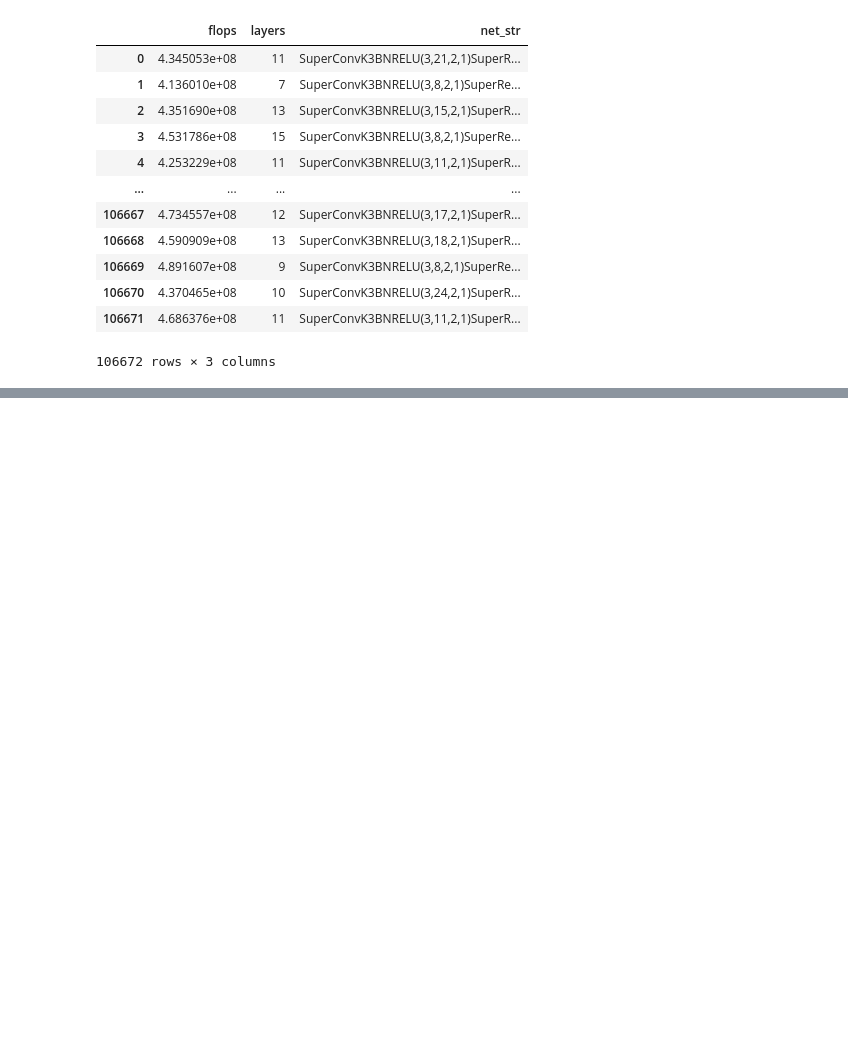
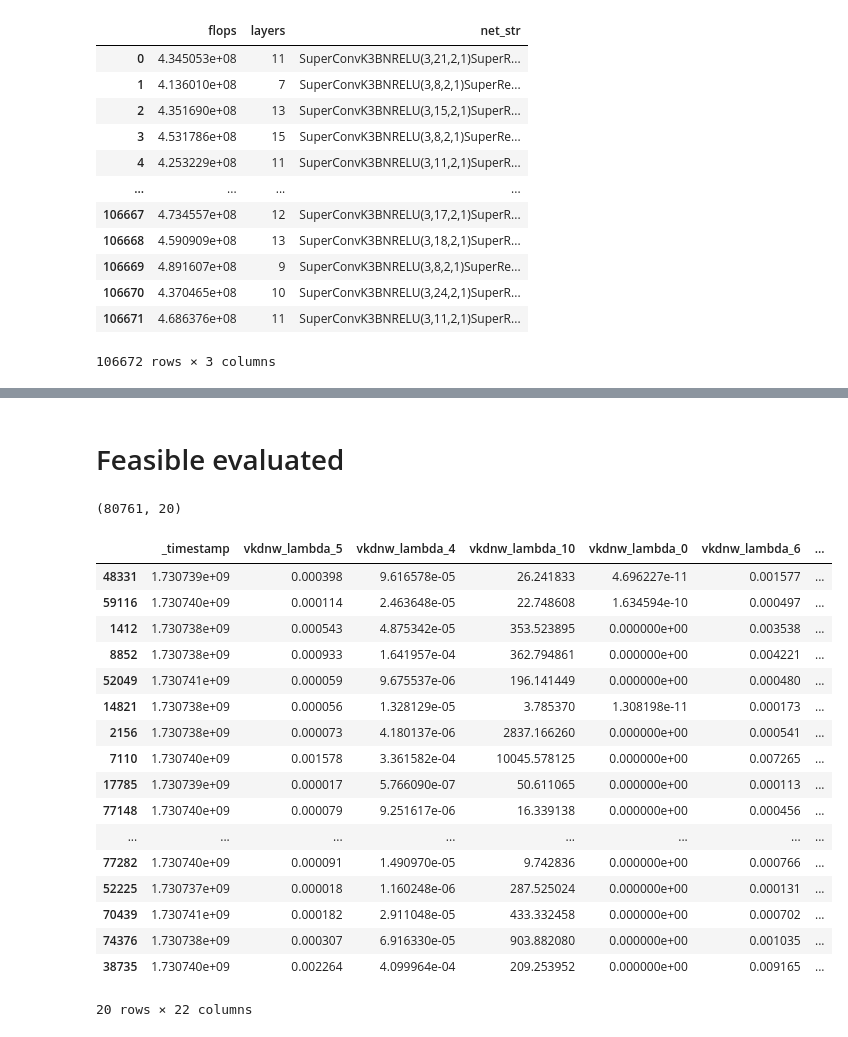
Before and after one commit to ondratybl/VKDNW, a Jupyter notebook: NB201/tss_choose_best.ipynb, the cells around one changed output, grey strips where cells are left out. Cells and saved outputs as stored; diff of their text form; code cells hidden in the pictures; blank space fills up the shorter version.

```diff
--- a/NB201/tss_choose_best.ipynb
+++ b/NB201/tss_choose_best.ipynb
@@ -513,0 +499,61 @@ Name: flops, Length: 106672, dtype: int64
+# %% [markdown]
+# Feasible evaluated
+# %%
+import wandb
+import pandas as pd
+import numpy as np
+
+api_wandb = wandb.Api()
+
+runs_feasible = None
+for run_str in [
+    'nazderaze/VKDNW/8yvlu0hz',
+    'nazderaze/VKDNW/m4pkljka',
+    'nazderaze/VKDNW/d6a4vr97',
+    'nazderaze/VKDNW/841g5w2y',
+    'nazderaze/VKDNW/nvu9m5x1',
+    'nazderaze/VKDNW/t6gk34am',
+    'nazderaze/VKDNW/2ezsk73r',
+    'nazderaze/VKDNW/sxkpoqsc',
+    'nazderaze/VKDNW/ejlihlxn',
+    'nazderaze/VKDNW/3z8jirir',
+    'nazderaze/VKDNW/x2we5ioq',
+    'nazderaze/VKDNW/twbjv2r5',
+]:
+    run = pd.DataFrame(api_wandb.run(run_str).scan_history())
+
+    if runs_feasible is None:
+        runs_feasible = run
+    else:
+        runs_feasible = pd.concat([runs_feasible, run], ignore_index=True)
+runs_feasible.shape
+# %% [output]
+(80761, 20)
+# %%
+for col in run.columns:
+    if col != 'arch':
+        runs_feasible[col] = runs_feasible[col].astype('float')
+
+runs_feasible['rank'] = runs_feasible[['vkdnw_dim', 'vkdnw_entropy']].apply(tuple, axis=1).rank(method='dense', ascending=True).astype(int)
+runs_feasible['vkdnw_rank'] = runs_feasible['rank'].rank().apply(np.log)+runs_feasible['flops'].rank().apply(np.log)
+
+runs_feasible.sort_values('vkdnw_rank').head(20)
+# %% [output]
+|  | _timestamp | vkdnw_lambda_5 | vkdnw_lambda_4 | vkdnw_lambda_10 | vkdnw_lambda_0 | vkdnw_lambda_6 | ... |
+| 48331 | 1.730739e+09 | 0.000398 | 9.616578e-05 | 26.241833 | 4.696227e-11 | 0.001577 | ... |
+| 59116 | 1.730740e+09 | 0.000114 | 2.463648e-05 | 22.748608 | 1.634594e-10 | 0.000497 | ... |
+| 1412 | 1.730738e+09 | 0.000543 | 4.875342e-05 | 353.523895 | 0.000000e+00 | 0.003538 | ... |
+| 8852 | 1.730738e+09 | 0.000933 | 1.641957e-04 | 362.794861 | 0.000000e+00 | 0.004221 | ... |
+| 52049 | 1.730741e+09 | 0.000059 | 9.675537e-06 | 196.141449 | 0.000000e+00 | 0.000480 | ... |
+| 14821 | 1.730738e+09 | 0.000056 | 1.328129e-05 | 3.785370 | 1.308198e-11 | 0.000173 | ... |
+| 2156 | 1.730738e+09 | 0.000073 | 4.180137e-06 | 2837.166260 | 0.000000e+00 | 0.000541 | ... |
+| 7110 | 1.730740e+09 | 0.001578 | 3.361582e-04 | 10045.578125 | 0.000000e+00 | 0.007265 | ... |
+| 17785 | 1.730739e+09 | 0.000017 | 5.766090e-07 | 50.611065 | 0.000000e+00 | 0.000113 | ... |
+| 77148 | 1.730740e+09 | 0.000079 | 9.251617e-06 | 16.339138 | 0.000000e+00 | 0.000456 | ... |
+| ... | ... | ... | ... | ... | ... | ... | ... |
+| 77282 | 1.730740e+09 | 0.000091 | 1.490970e-05 | 9.742836 | 0.000000e+00 | 0.000766 | ... |
+| 52225 | 1.730737e+09 | 0.000018 | 1.160248e-06 | 287.525024 | 0.000000e+00 | 0.000131 | ... |
+| 70439 | 1.730741e+09 | 0.000182 | 2.911048e-05 | 433.332458 | 0.000000e+00 | 0.000702 | ... |
+| 74376 | 1.730738e+09 | 0.000307 | 6.916330e-05 | 903.882080 | 0.000000e+00 | 0.001035 | ... |
+| 38735 | 1.730740e+09 | 0.002264 | 4.099964e-04 | 209.253952 | 0.000000e+00 | 0.009165 | ... |
+20 rows × 22 columns
```
Also changed, not shown: parts of 5 cells of this notebook, 2 other files.
